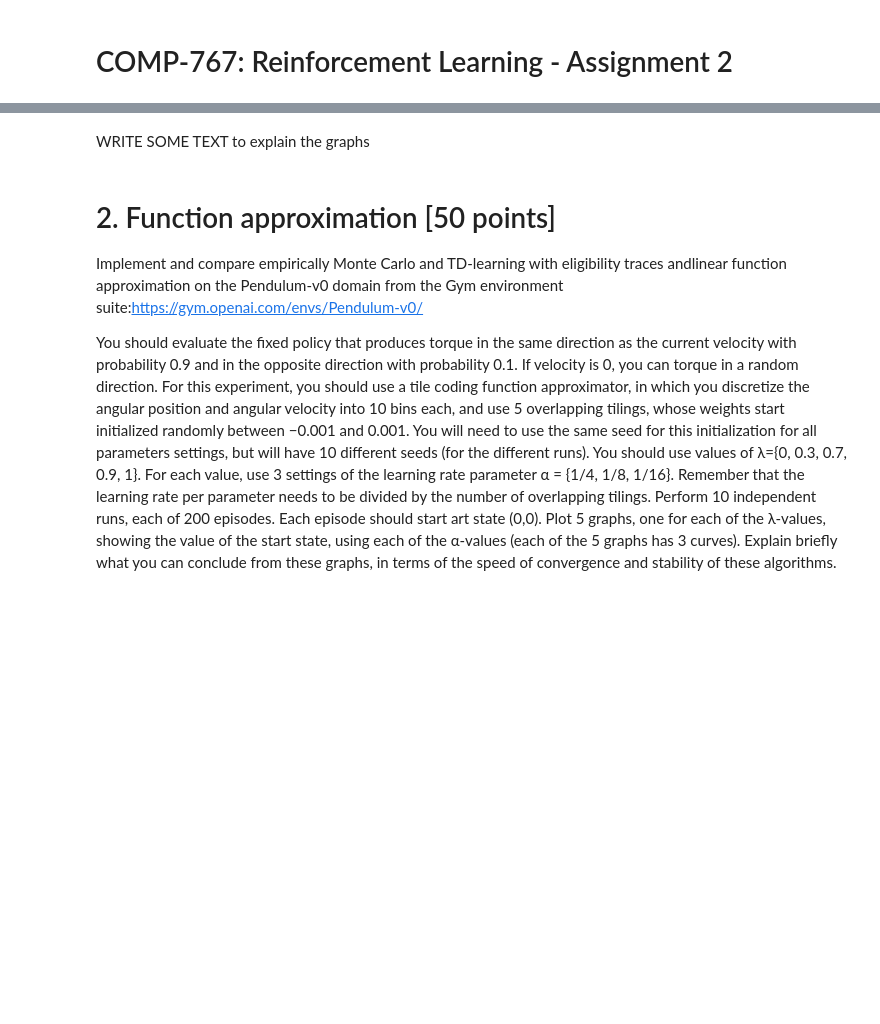
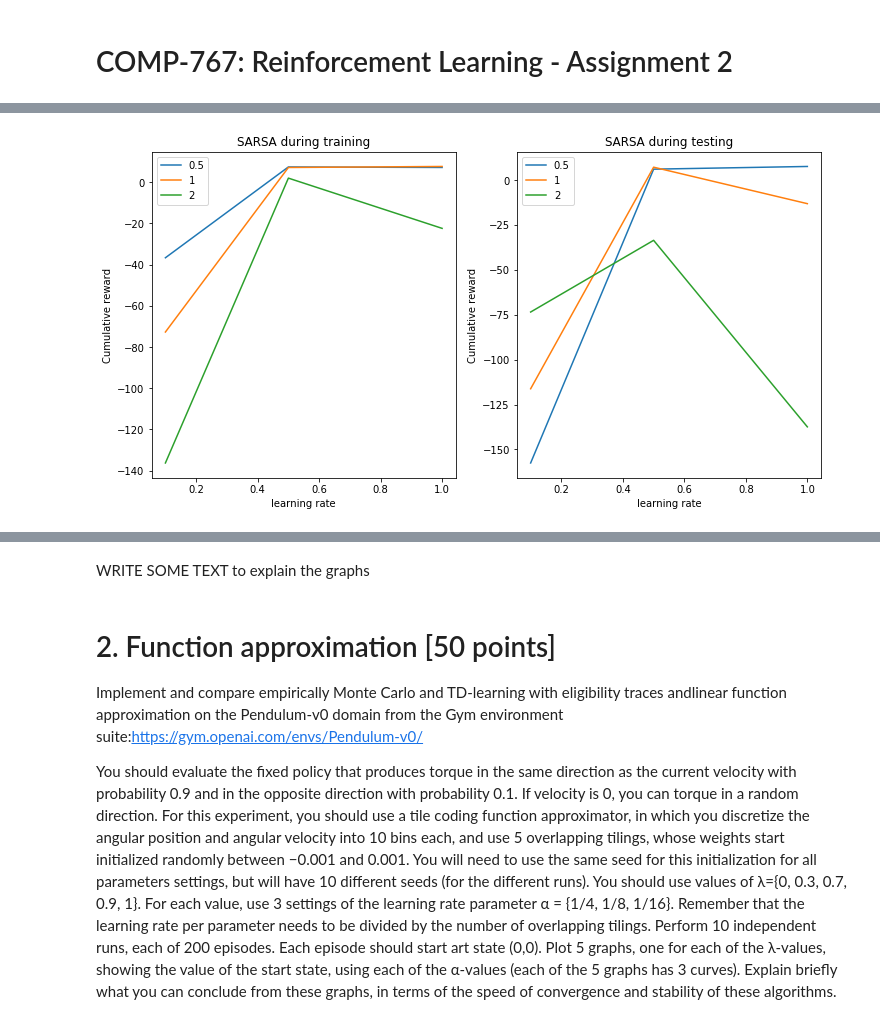
Before and after one commit to jgsimard/COMP767, a Jupyter notebook: hw2-notebook.ipynb, the cells around one changed output, grey strips where cells are left out. Drawn from its saved outputs; the diff is of its cells as text; code cells hidden in the pictures; blank space fills up the shorter version.

Commit message:
q1 learning curves done

```diff
--- a/hw2-notebook.ipynb
+++ b/hw2-notebook.ipynb
@@ -117,13 +113,13 @@ def parameters_effect(update_algorithm, temparature_factor, learning_rate):
 # %%
 def subplot(name, algo, results, learning_rates, temperature_factors):
     for i in range(len(results)):
-        plt.plot(learning_rates, results[i], label=temperature_factors[i])
+        plt.plot(learning_rates, results[i,:], label=temperature_factors[i])
     plt.legend()
     plt.title(algo + " during " + name)
     plt.xlabel("learning rate")
     plt.ylabel("Cumulative reward")
 
-def plot(algo, train, test, learning_rates, temperature_factors):
+def plot_parameter_effect(algo, train, test, learning_rates, temperature_factors):
     fig = plt.figure(figsize=(12, 6))
     plt.subplot(1, 2, 1)
     subplot("training", algo, train, learning_rates, temperature_factors)
@@ -193,0 +130,86 @@ Best return : 8.2, with std :2.749545416973504, learning rate = 0.5, and tempera
+# %%
+def experiment(update_algorithm, temparature_factor, learning_rate):
+    n_run = 10
+    n_segment=100
+    episode_by_segment=10
+
+    train = np.zeros((n_run, n_segment*episode_by_segment))
+    test = np.zeros((n_run,n_segment))
+    for i in range(n_run):
+        train[i,:], test[i,:] = run(update_algorithm, temparature_factor, learning_rate, n_segment, episode_by_segment)
+
+    return train, test
+
+def final_training_performance(train):
+    return np.mean(train[:,-10:])
+
+def final_testing_performance(test):
+    return np.mean(test[:,-1:])
+
+def filter_results(r):
+    train, test = [], []
+    for train_, test_ in r:
+        train.append(final_training_performance(train_))
+        test.append(final_testing_performance(test_))
+
+    train = np.array(train).reshape(3,3)
+    test = np.array(test).reshape(3,3)
+
+    return train, test
+
+def get_best(test, learning_rates, temperature_factors):
+    argmax = test.argmax()
+    tf_index, lr_index = np.unravel_index(argmax, test.shape)
+    return test[tf_index, lr_index], learning_rates[lr_index], temperature_factors[tf_index], argmax
+
+def get_learning_curve(r, amax, train=True):
+    i = 0 if train else 1
+    return np.mean(r[amax][i], axis=0), np.std(r[amax][i], axis=0)
+
+def plot_learning_curve(r, amax):
+    mean, std = get_learning_curve(r, amax, train=True)
+
+    fig = plt.figure(figsize=(12, 6))
+    plt.subplot(1, 2, 1)
+    plt.plot(mean)
+    plt.title("Mean return during training")
+    plt.xlabel("learning step")
+    plt.ylabel("Mean")
+
+    plt.subplot(1, 2, 2)
+    plt.plot(std)
+    plt.title("Standard deviation of the return during training")
+    plt.xlabel("learning step")
+    plt.ylabel("Standard deviation")
+
+    plt.show()
+
+def algorithm_parameters_effect_parallel(update_algorithm, learning_rates, temperature_factors):
+    print(update_algorithm)
+    sys.stdout.flush()
+    p = Pool(10)
+
+    settings=[]
+    for temparature_factor in temperature_factors:
+        for learning_rate in learning_rates:
+            settings.append((algorithms[update_algorithm], temparature_factor, learning_rate))
+    r = p.starmap(experiment, settings)
+
+    train, test = filter_results(r)
+
+
+    plot_parameter_effect(update_algorithm, train, test, learning_rates, temperature_factors)
+    max_return, lr, tf, amax = get_best(test, learning_rates, temperature_factors)
+    print(f"Best return : {max_return}, learning rate = {lr}, and temperature factor = {tf} \n")
+
+    plot_learning_curve(r, amax)
+
+algorithms = {"SARSA":temporal_difference.sarsa_update,
+              "Expected SARSA": temporal_difference.expected_sarsa_update,
+              "Q-learning":temporal_difference.qlearning_update}
+temperature_factors= [0.5, 1, 2]
+learning_rates = [0.1, 0.5, 1]
+
+for algo in algorithms:
+    algorithm_parameters_effect_parallel(algo, learning_rates, temperature_factors)
+# %% [output]
@@ -193,0 +217 @@ Best return : 8.2, with std :2.749545416973504, learning rate = 0.5, and tempera
+[figure, added]
```
Also changed, not shown: parts of 5 cells of this notebook.
